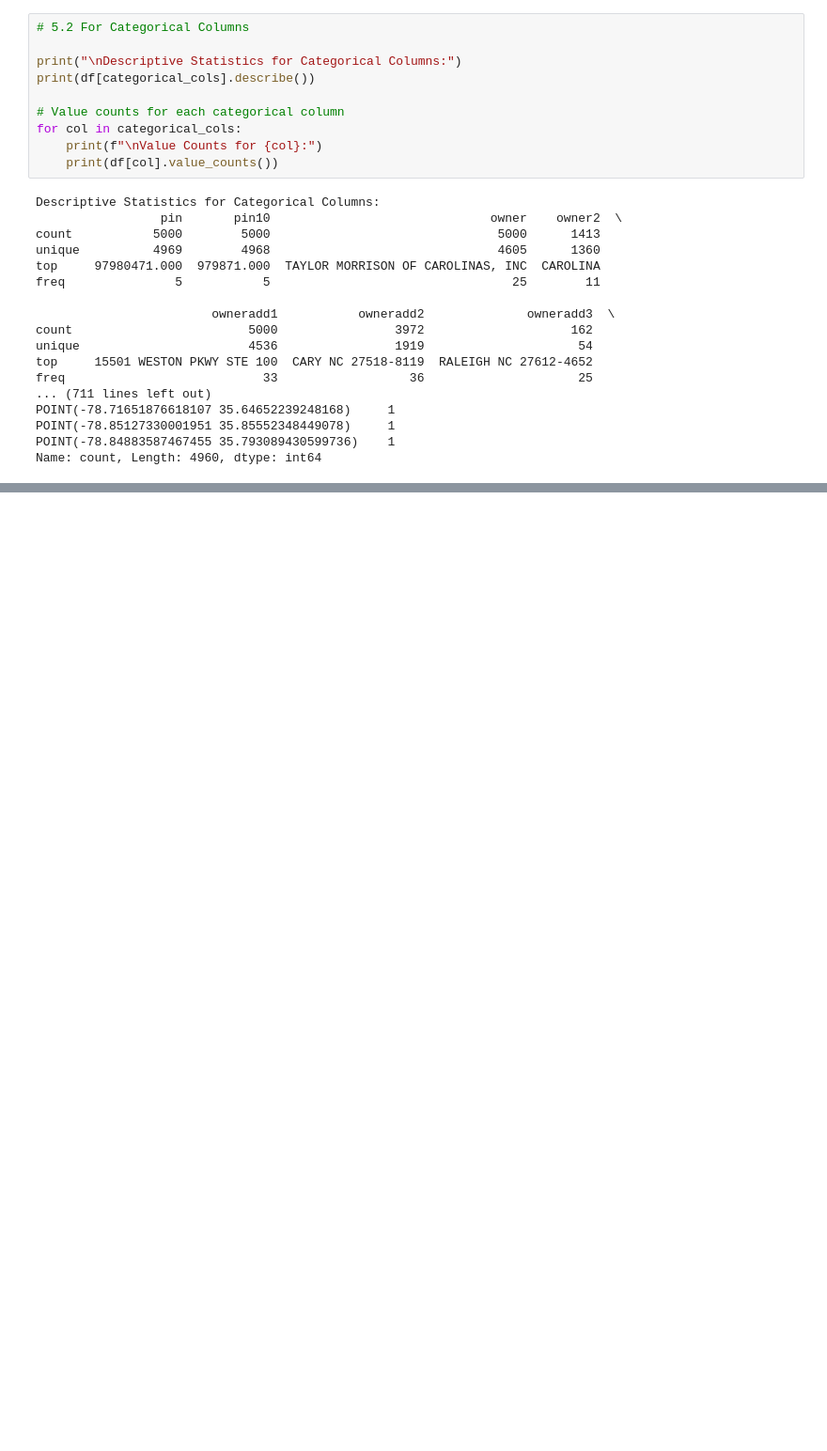
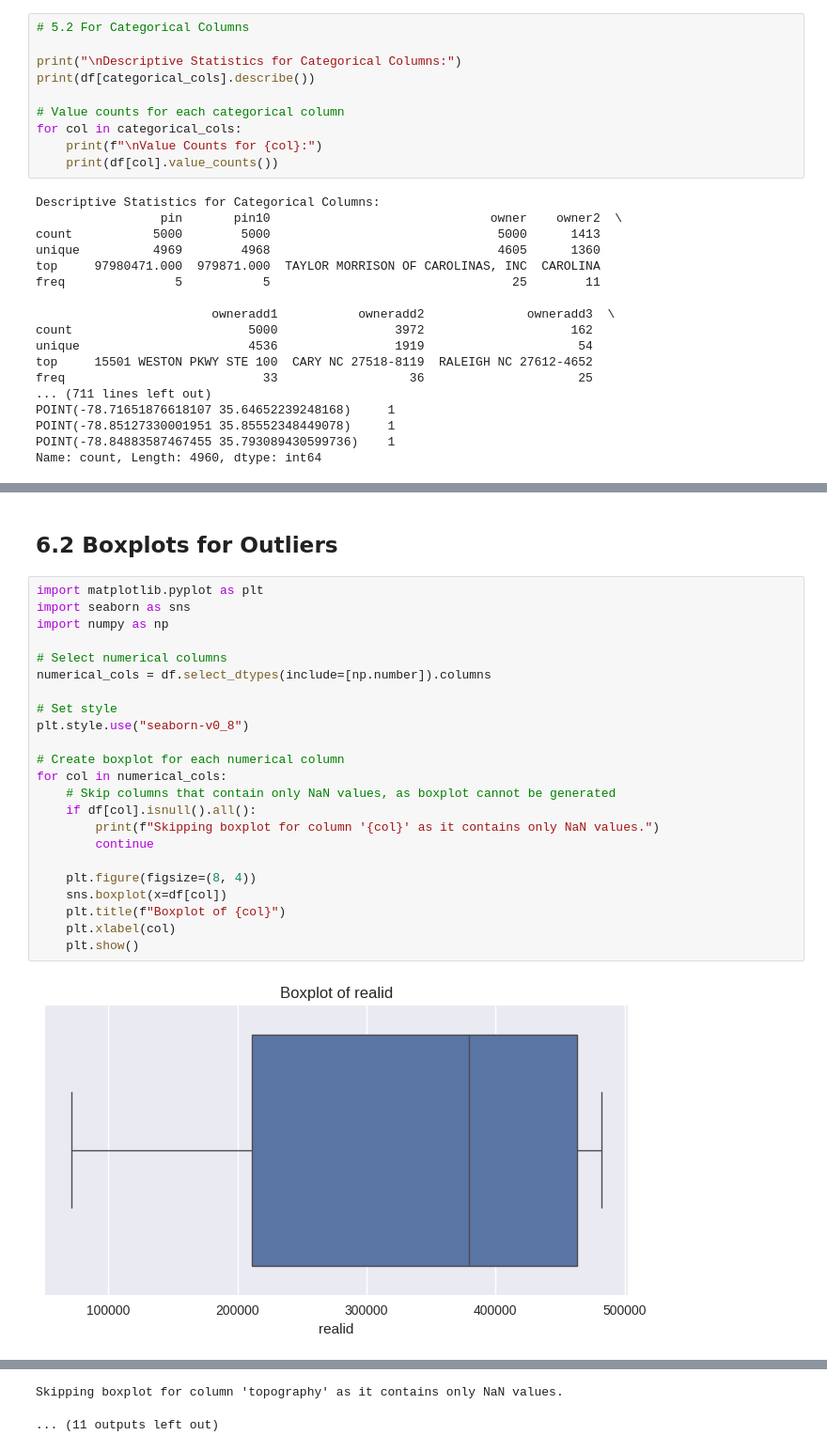
Before and after one commit to syamaomanakuttan/RealEstate-Data-Models, a Jupyter notebook: chapter_appendix-tools-for-deep-learning/jupyter.ipynb, the cells around one changed output, grey strips where cells are left out. Shown at 94% size. Saved outputs shown, nothing was run; the diff lists cells and outputs as text; blank space fills up the shorter version.

```diff
--- a/chapter_appendix-tools-for-deep-learning/jupyter.ipynb
+++ b/chapter_appendix-tools-for-deep-learning/jupyter.ipynb
@@ -221,0 +278,27 @@ Name: count, Length: 4960, dtype: int64
+# %% [markdown]
+## 6.2 Boxplots for Outliers
+# %%
+import matplotlib.pyplot as plt
+import seaborn as sns
+import numpy as np
+
+# Select numerical columns
+numerical_cols = df.select_dtypes(include=[np.number]).columns
+
+# Set style
+plt.style.use("seaborn-v0_8")
+
+# Create boxplot for each numerical column
+for col in numerical_cols:
+    # Skip columns that contain only NaN values, as boxplot cannot be generated
+    if df[col].isnull().all():
+        print(f"Skipping boxplot for column '{col}' as it contains only NaN values.")
+        continue
+
+    plt.figure(figsize=(8, 4))
+    sns.boxplot(x=df[col])
+    plt.title(f"Boxplot of {col}")
+    plt.xlabel(col)
+    plt.show()
+# %% [output]
+[figure, added]
@@ -221,0 +315,2 @@ Name: count, Length: 4960, dtype: int64
+Skipping boxplot for column 'topography' as it contains only NaN values.
+... (11 outputs left out)
```
Also changed, not shown: parts of 8 cells of this notebook.
